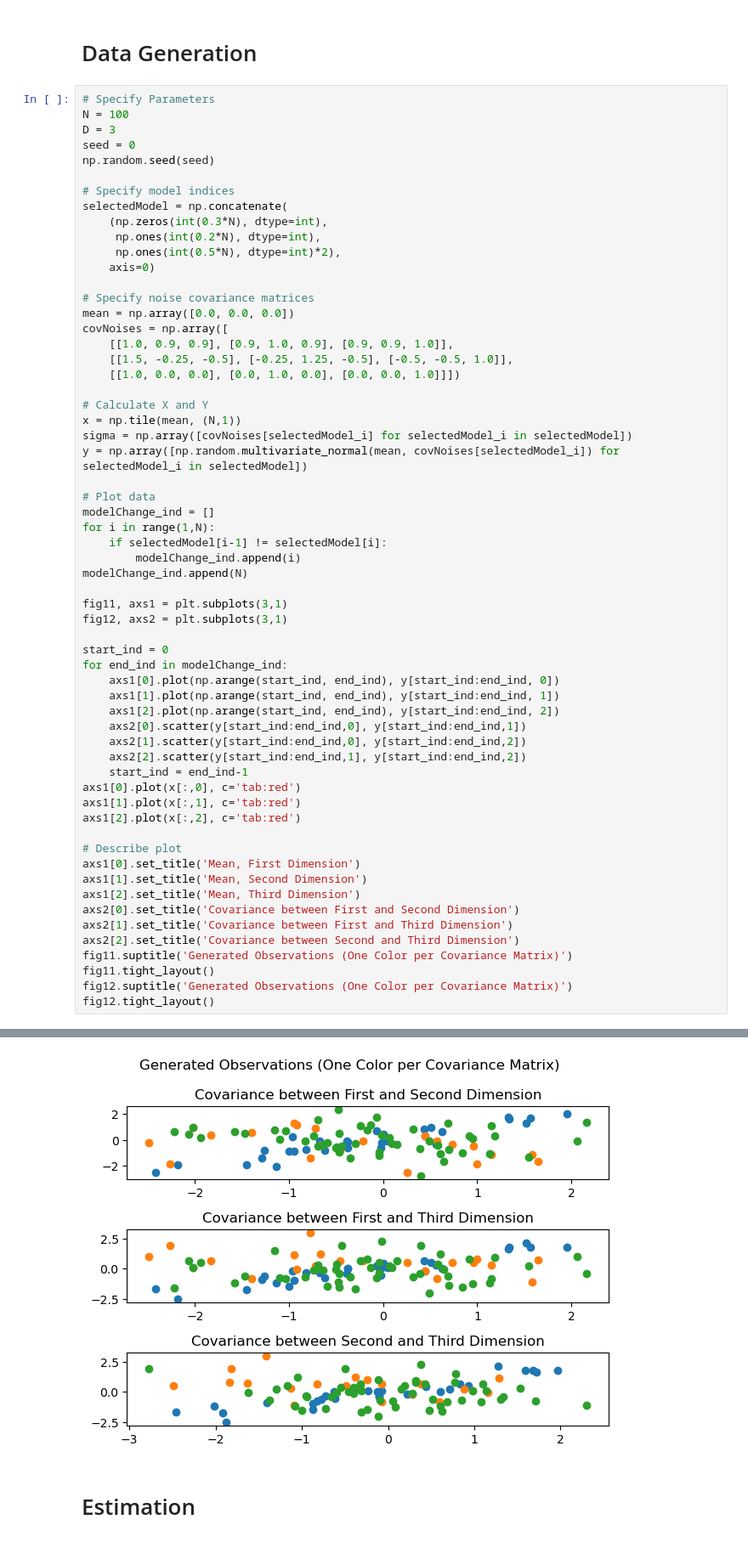
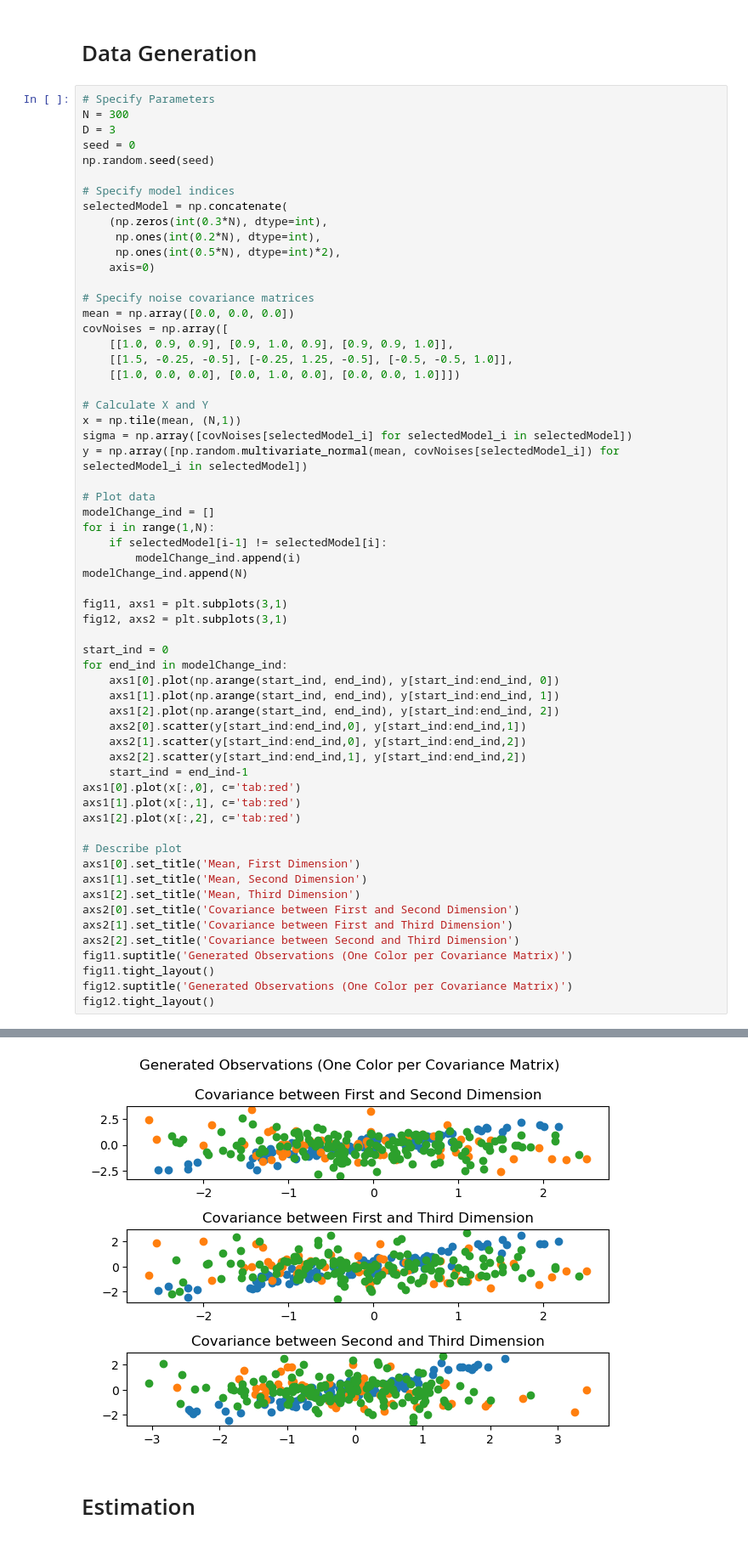
Before and after one commit to lubischu/compositeNUVs, a Jupyter notebook: notebooks/COVModel_applied.ipynb, the cells around one changed output, grey strips where cells are left out. Shown at 85% size. Drawn from its saved outputs; the diff is of its cells as text.

```diff
--- a/notebooks/COVModel_applied.ipynb
+++ b/notebooks/COVModel_applied.ipynb
@@ -14,7 +14,7 @@ from src.models.covModel import COVModel
 # Data Generation
 # %%
 # Specify Parameters
-N = 100
+N = 300
 D = 3
 seed = 0
 np.random.seed(seed)
@@ -77,4 +77,4 @@ fig12.tight_layout()
-[figure, old version]
+[figure, new version]
 # %% [markdown]
 # Estimation
 # %%
```
Also changed, not shown: parts of 2 cells of this notebook, 2 other files.
